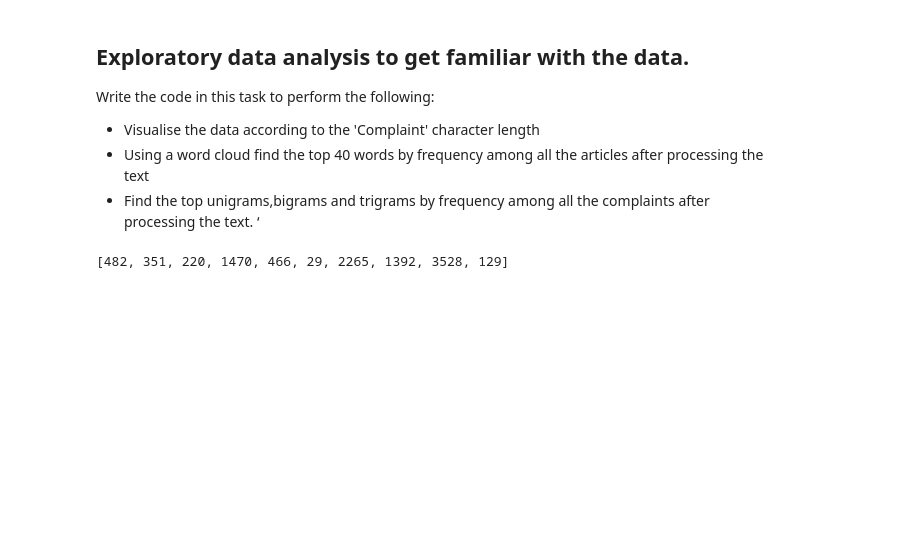
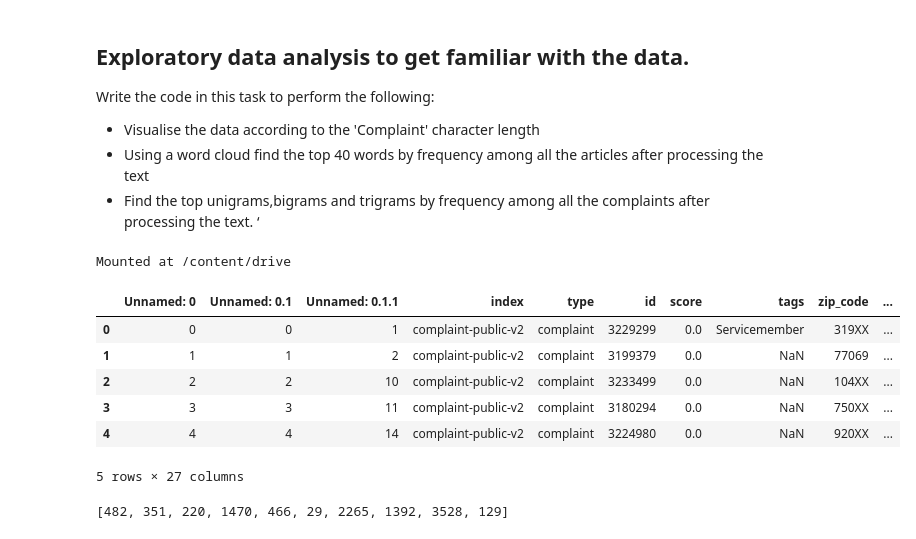
Before and after one commit to AxithChoudhary/Automatic_Ticket_Classification, a Jupyter notebook: Automatic_Ticket_Classification.ipynb, the cells around one changed output. Drawn from its saved outputs; the diff is of its cells as text; code cells hidden in the pictures; blank space fills up the shorter version.

```diff
--- a/Automatic_Ticket_Classification.ipynb
+++ b/Automatic_Ticket_Classification.ipynb
@@ -370,6 +367,41 @@ Write the code in this task to perform the following:
 *   Visualise the data according to the 'Complaint' character length
 *   Using a word cloud find the top 40 words by frequency among all the articles after processing the text
 *   Find the top unigrams,bigrams and trigrams by frequency among all the complaints after processing the text. ‘
+# %%
+import json
+import numpy as np
+import pandas as pd
+import re, nltk, spacy, string
+import en_core_web_sm
+nlp = en_core_web_sm.load()
+import seaborn as sns
+import matplotlib.pyplot as plt
+%matplotlib inline
+
+from plotly.offline import plot
+import plotly.graph_objects as go
+import plotly.express as px
+
+from sklearn.feature_extraction.text import CountVectorizer, TfidfVectorizer
+from pprint import pprint
+
+from google.colab import drive
+drive.mount('/content/drive')
+
+df=pd.read_csv("/content/drive/MyDrive/Upgrad dataset/Automatic Ticket Classification/df.csv")
+df.head()
+
+df_clean=pd.read_csv("/content/drive/MyDrive/Upgrad dataset/Automatic Ticket Classification/df_clean.csv")
+df_clean.head()
+# %% [output]
+Mounted at /content/drive
+|  | Unnamed: 0 | Unnamed: 0.1 | Unnamed: 0.1.1 | index | type | id | score | tags | zip_code | ... |
+| 0 | 0 | 0 | 1 | complaint-public-v2 | complaint | 3229299 | 0.0 | Servicemember | 319XX | ... |
+| 1 | 1 | 1 | 2 | complaint-public-v2 | complaint | 3199379 | 0.0 | NaN | 77069 | ... |
+| 2 | 2 | 2 | 10 | complaint-public-v2 | complaint | 3233499 | 0.0 | NaN | 104XX | ... |
+| 3 | 3 | 3 | 11 | complaint-public-v2 | complaint | 3180294 | 0.0 | NaN | 750XX | ... |
+| 4 | 4 | 4 | 14 | complaint-public-v2 | complaint | 3224980 | 0.0 | NaN | 920XX | ... |
+5 rows × 27 columns
 # %%
 # Write your code here to visualise the data according to the 'Complaint' character length
 complaint_len=[len(word) for word in df_clean["complaint_what_happened"]]
```
Also changed, not shown: parts of 21 cells of this notebook.
